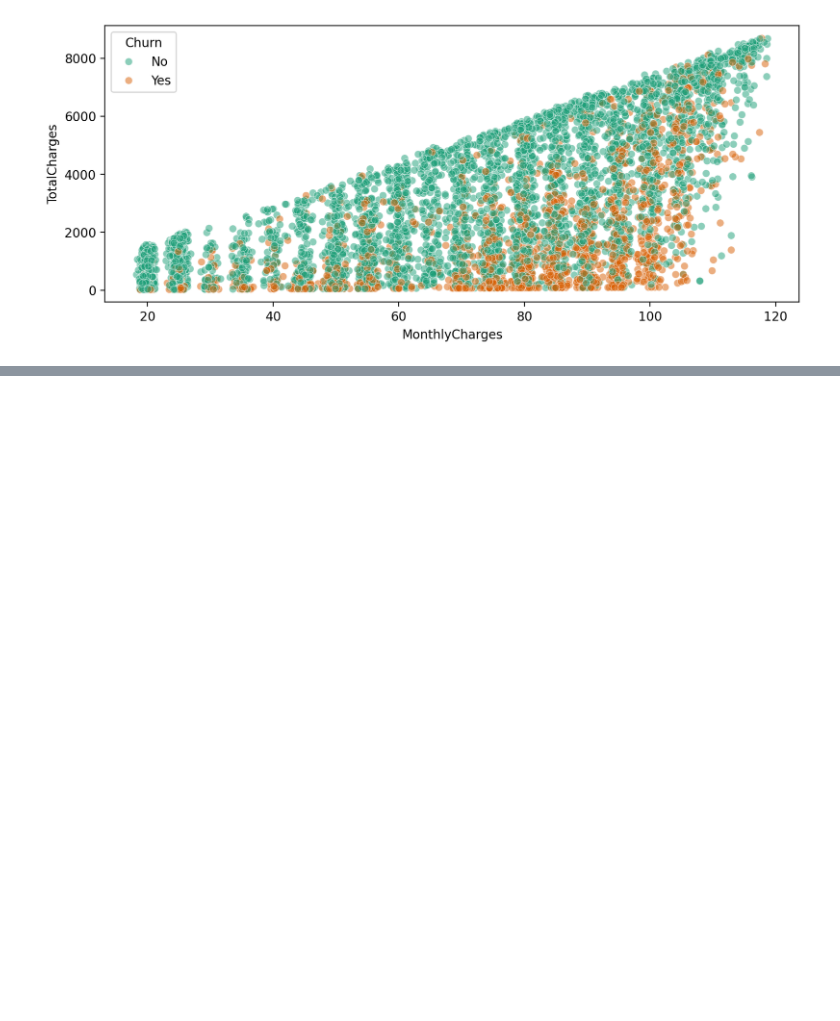
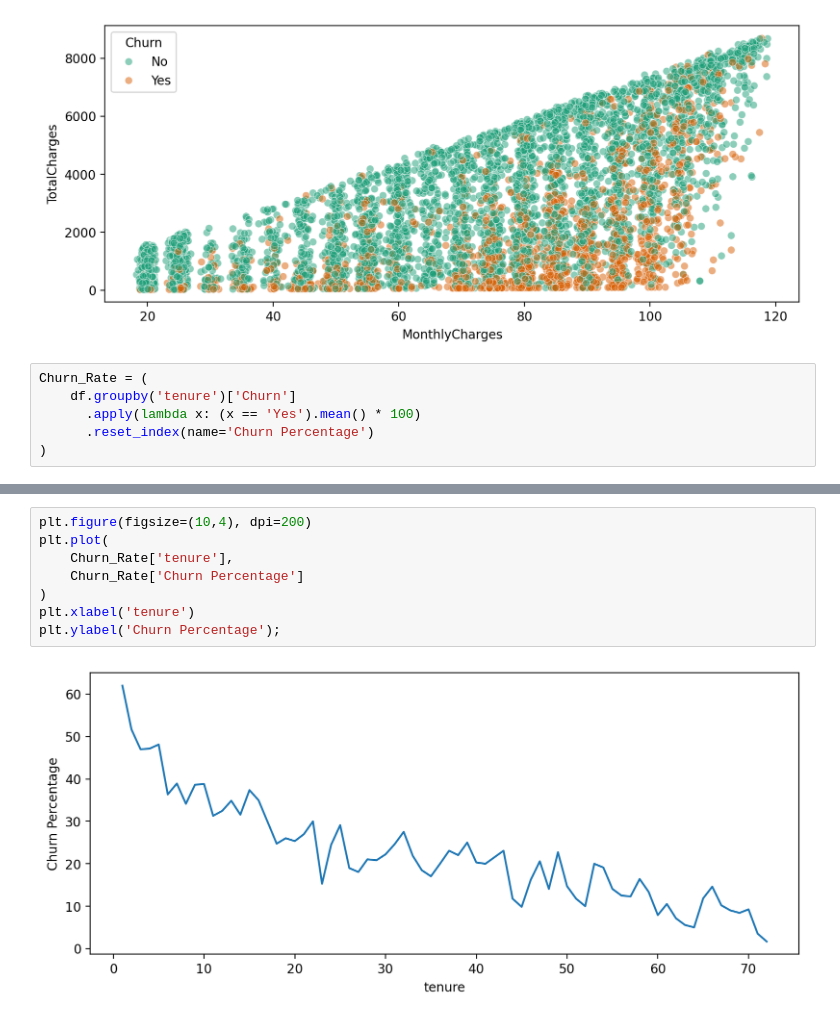
Before and after one commit to AleCecilio/Aprendendo_Machine_Learning_Data_Science, a Jupyter notebook: 12_Supervised_Learning_Capstone_Project/01_sup_learning_capstone_tree_methods.ipynb, the cells around one changed output, grey strips where cells are left out. Saved outputs shown, nothing was run; the diff lists cells and outputs as text; blank space fills up the shorter version.

```diff
--- a/12_Supervised_Learning_Capstone_Project/01_sup_learning_capstone_tree_methods.ipynb
+++ b/12_Supervised_Learning_Capstone_Project/01_sup_learning_capstone_tree_methods.ipynb
@@ -194,3 +194,9 @@ sns.scatterplot(
 # %% [output]
 <Axes: xlabel='MonthlyCharges', ylabel='TotalCharges'>
 [figure]
+# %%
+Churn_Rate = (
+    df.groupby('tenure')['Churn']
+      .apply(lambda x: (x == 'Yes').mean() * 100)
+      .reset_index(name='Churn Percentage')
+)
@@ -196,0 +219,10 @@ sns.scatterplot(
+# %%
+plt.figure(figsize=(10,4), dpi=200)
+plt.plot(
+    Churn_Rate['tenure'],
+    Churn_Rate['Churn Percentage']
+)
+plt.xlabel('tenure')
+plt.ylabel('Churn Percentage');
+# %% [output]
+[figure, added]
```
Also changed, not shown: parts of 63 cells of this notebook.
